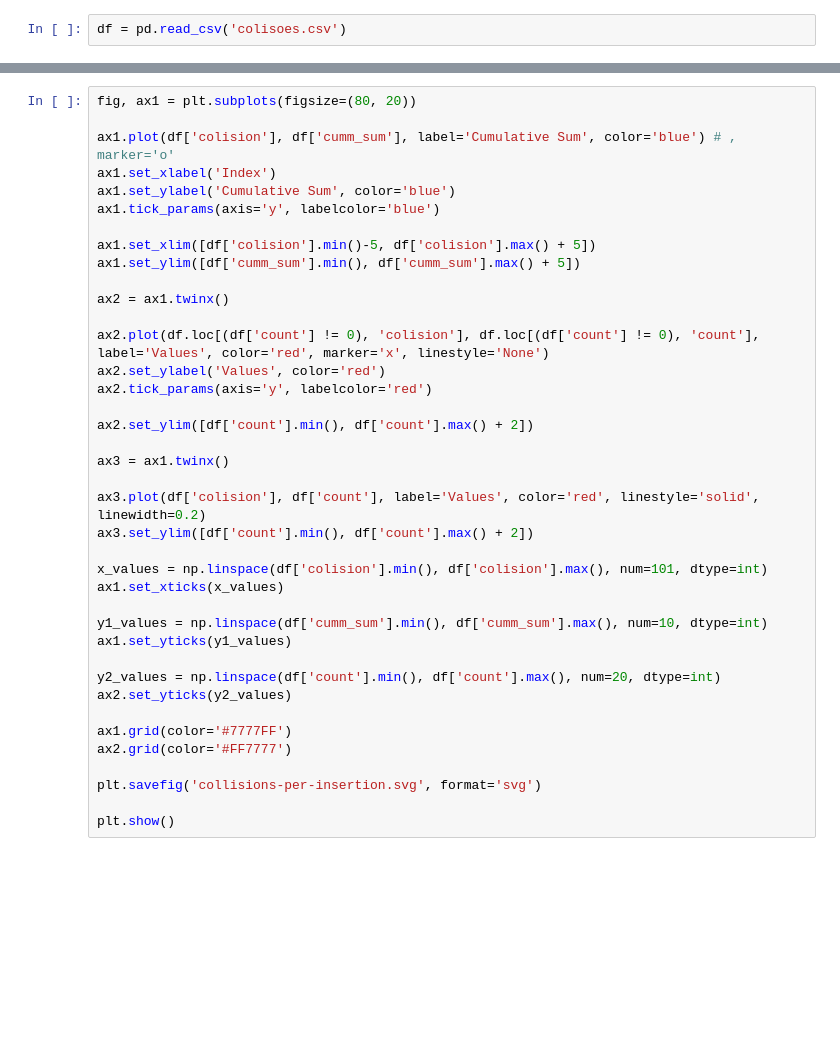
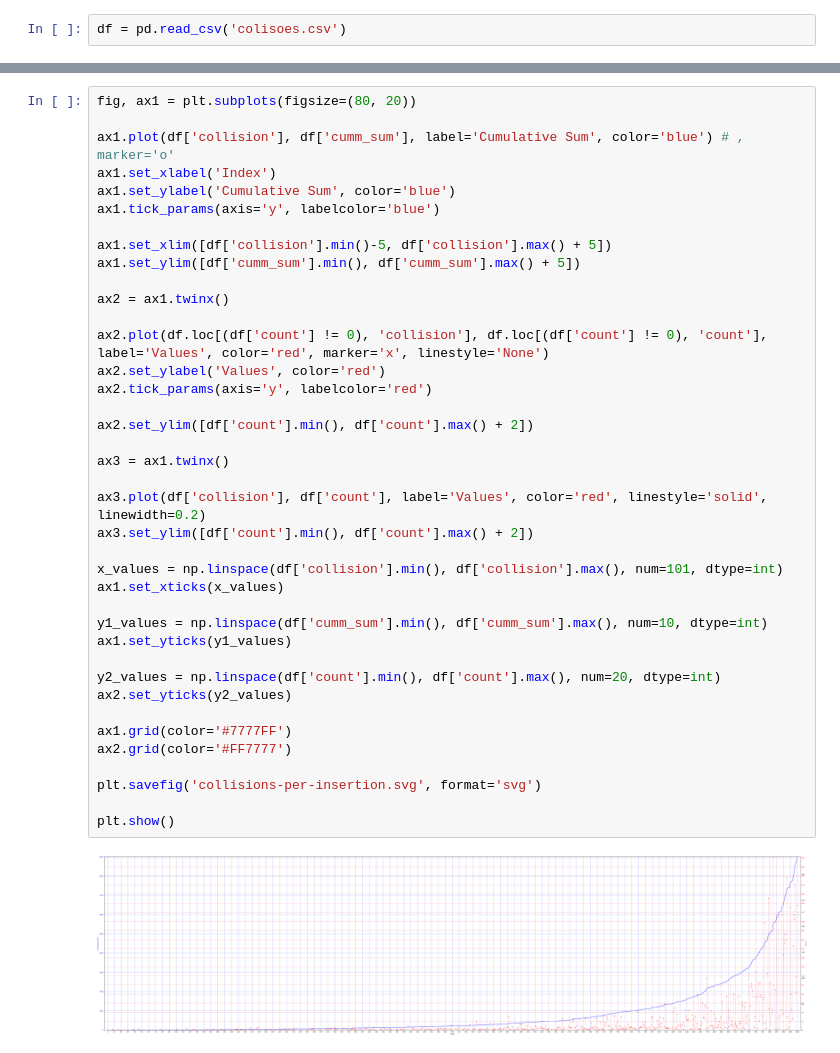
Before and after one commit to duduardo45/ENG1010, a Jupyter notebook: trab1/testes.ipynb, the cells around one changed output, grey strips where cells are left out. Cells and saved outputs as stored; diff of their text form; blank space fills up the shorter version.

Commit message:
colision to collision. also, busca. also small changes

```diff
--- a/trab1/testes.ipynb
+++ b/trab1/testes.ipynb
@@ -11,39 +14,41 @@ df['count'].sum()
 # %%
 fig, ax1 = plt.subplots(figsize=(80, 20))
 
-ax1.plot(df['colision'], df['cumm_sum'], label='Cumulative Sum', color='blue') # , marker='o'
+ax1.plot(df['collision'], df['cumm_sum'], label='Cumulative Sum', color='blue') # , marker='o'
 ax1.set_xlabel('Index')
 ax1.set_ylabel('Cumulative Sum', color='blue')
 ax1.tick_params(axis='y', labelcolor='blue')
 
-ax1.set_xlim([df['colision'].min()-5, df['colision'].max() + 5])
+ax1.set_xlim([df['collision'].min()-5, df['collision'].max() + 5])
 ax1.set_ylim([df['cumm_sum'].min(), df['cumm_sum'].max() + 5])
 
 ax2 = ax1.twinx()
 
-ax2.plot(df.loc[(df['count'] != 0), 'colision'], df.loc[(df['count'] != 0), 'count'], label='Values', color='red', marker='x', linestyle='None')
+ax2.plot(df.loc[(df['count'] != 0), 'collision'], df.loc[(df['count'] != 0), 'count'], label='Values', color='red', marker='x', linestyle='None')
 ax2.set_ylabel('Values', color='red')
 ax2.tick_params(axis='y', labelcolor='red')
 
 ax2.set_ylim([df['count'].min(), df['count'].max() + 2])
 
 ax3 = ax1.twinx()
 
-ax3.plot(df['colision'], df['count'], label='Values', color='red', linestyle='solid', linewidth=0.2)
+ax3.plot(df['collision'], df['count'], label='Values', color='red', linestyle='solid', linewidth=0.2)
 ax3.set_ylim([df['count'].min(), df['count'].max() + 2])
 
-x_values = np.linspace(df['colision'].min(), df['colision'].max(), num=101, dtype=int)
+x_values = np.linspace(df['collision'].min(), df['collision'].max(), num=101, dtype=int)
 ax1.set_xticks(x_values)
 
 y1_values = np.linspace(df['cumm_sum'].min(), df['cumm_sum'].max(), num=10, dtype=int)
 ax1.set_yticks(y1_values)
 
 y2_values = np.linspace(df['count'].min(), df['count'].max(), num=20, dtype=int)
 ax2.set_yticks(y2_values)
 
 ax1.grid(color='#7777FF')
 ax2.grid(color='#FF7777')
 
 plt.savefig('collisions-per-insertion.svg', format='svg')
 
 plt.show()
+# %% [output]
+[figure, added]
```
Also changed, not shown: parts of 2 cells of this notebook, 1 other file.
